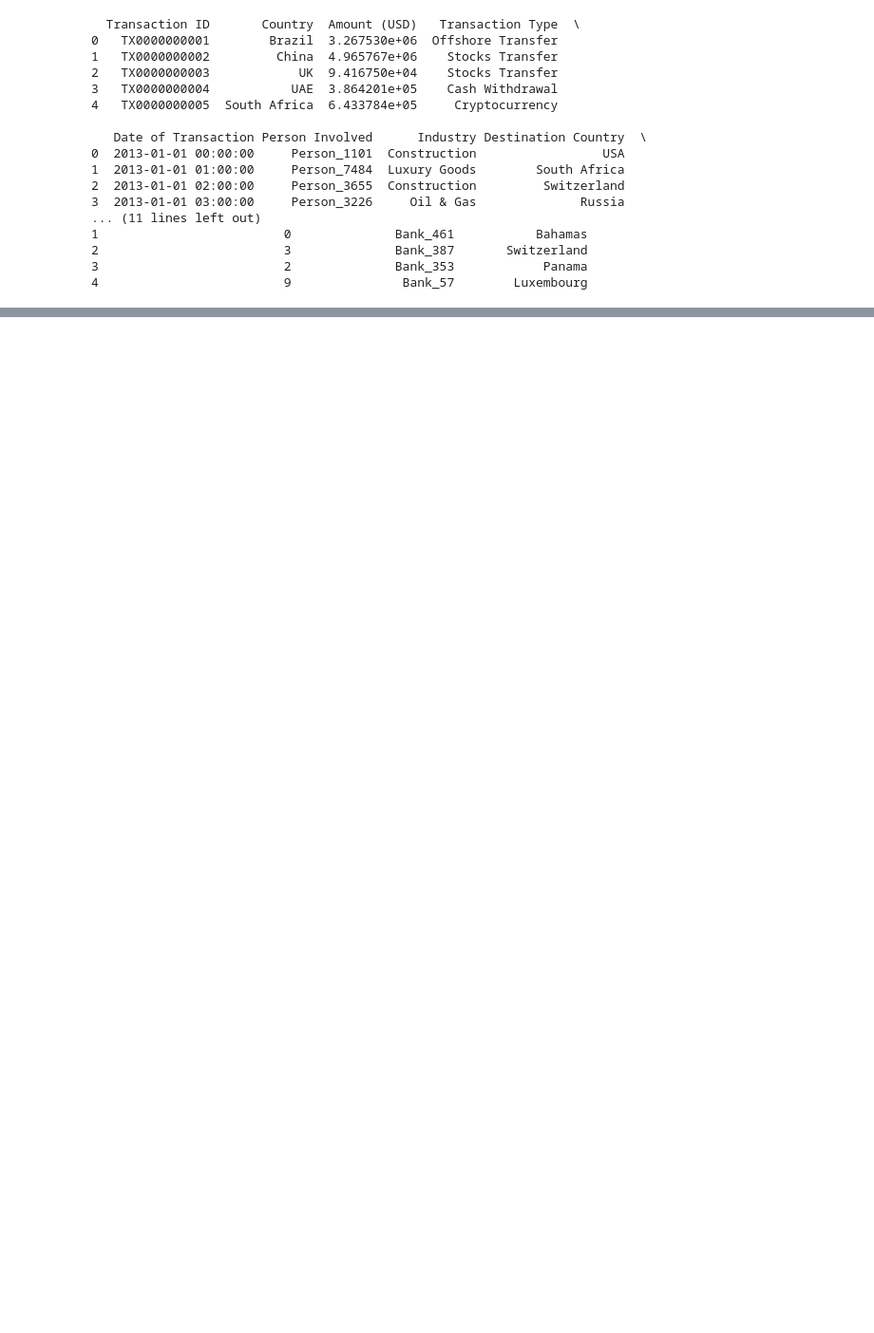
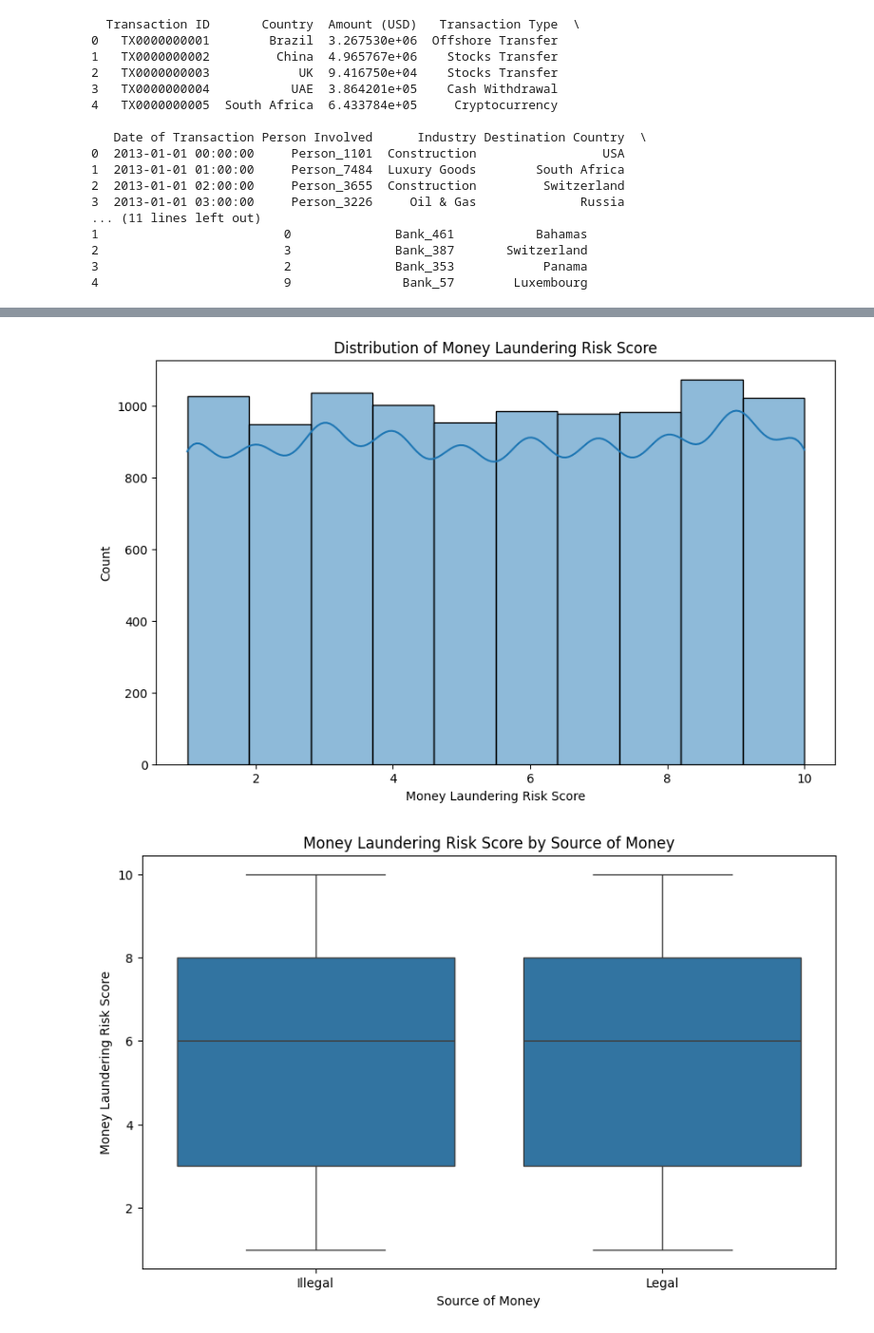
Before and after one commit to edgar-rosales95/Final_505, a Jupyter notebook: Final_505.ipynb, the cells around one changed output, grey strips where cells are left out. Shown at 95% size. Cells and saved outputs as stored; diff of their text form; code cells hidden in the pictures; blank space fills up the shorter version.

```diff
--- a/Final_505.ipynb
+++ b/Final_505.ipynb
@@ -35,0 +92,15 @@ print(df.head(5))
+# %%
+# Distribution of Money Laundering Risk Score
+plt.figure(figsize=(10, 6))
+sns.histplot(df['Money Laundering Risk Score'], bins=10, kde=True)
+plt.title('Distribution of Money Laundering Risk Score')
+plt.show()
+
+# Boxplot to compare Risk Score by Source of Money
+plt.figure(figsize=(10, 6))
+sns.boxplot(x='Source of Money', y='Money Laundering Risk Score', data=df)
+plt.title('Money Laundering Risk Score by Source of Money')
+plt.show()
+# %% [output]
+[figure, added]
+[figure, added]
```
Also changed, not shown: parts of 5 cells of this notebook.
